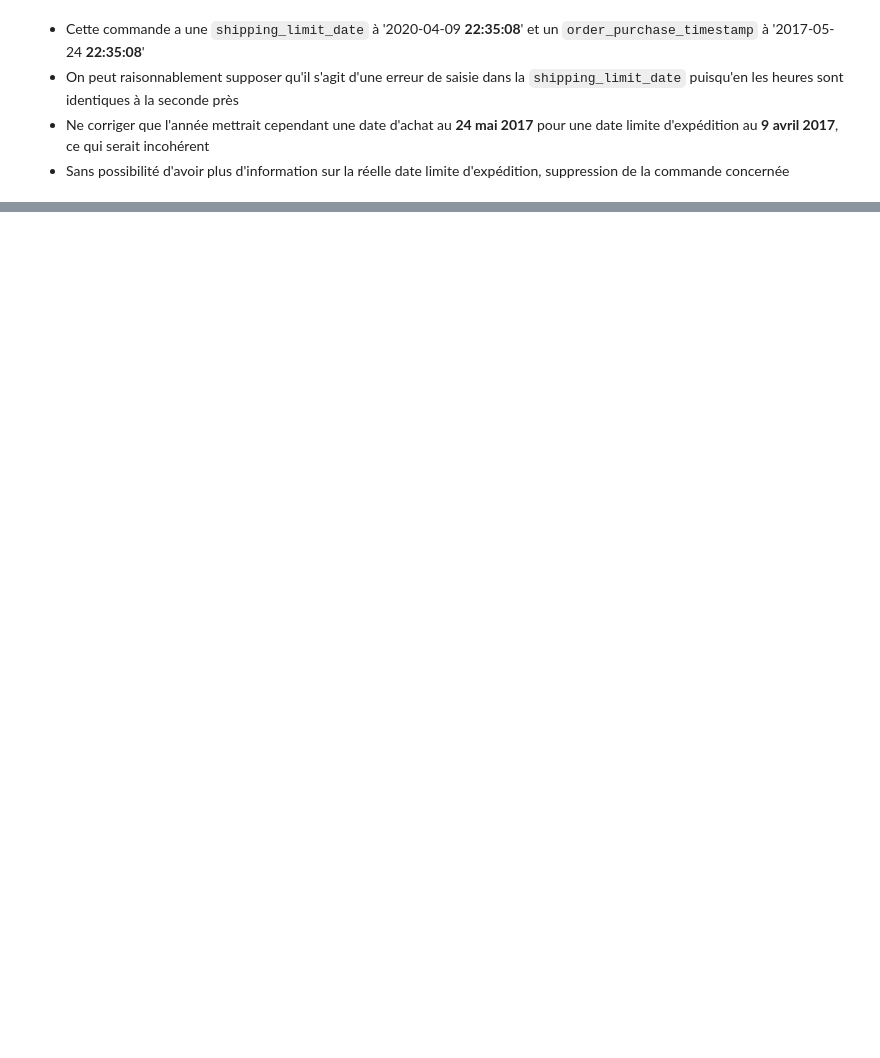
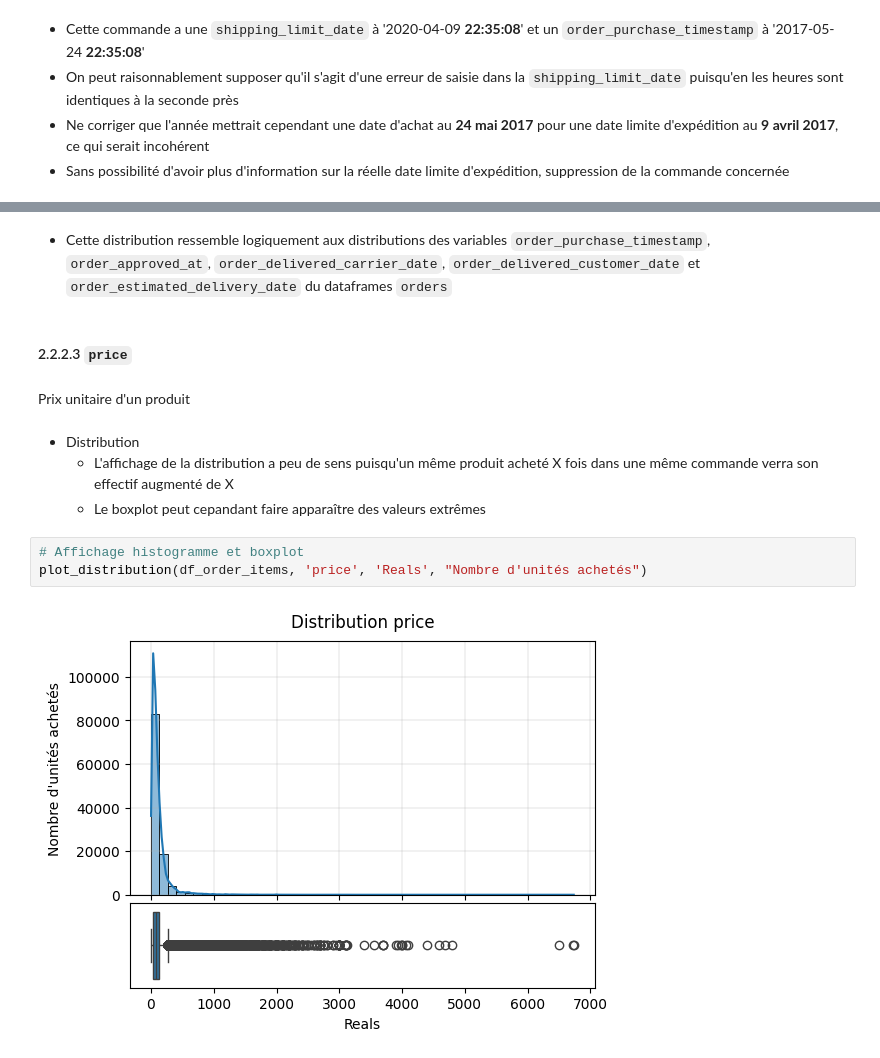
Before and after one commit to Christophe-Aballea/OC_projet5_Segmentez_des_clients_d_un_site_ecommerce, a Jupyter notebook: P05_Notebook2_EDA_FE.ipynb, the cells around one changed output, grey strips where cells are left out. Drawn from its saved outputs; the diff is of its cells as text; blank space fills up the shorter version.

```diff
--- a/P05_Notebook2_EDA_FE.ipynb
+++ b/P05_Notebook2_EDA_FE.ipynb
@@ -817,0 +839,15 @@ df_orders.loc[wp_mask]
+# %% [markdown]
+* Cette distribution ressemble logiquement aux distributions des variables `order_purchase_timestamp`, `order_approved_at`, `order_delivered_carrier_date`, `order_delivered_customer_date` et `order_estimated_delivery_date` du dataframes `orders`
+# %% [markdown]
+#### 2.2.2.3 `price`
+# %% [markdown]
+Prix unitaire d'un produit
+# %% [markdown]
+* Distribution
+  * L'affichage de la distribution a peu de sens puisqu'un même produit acheté X fois dans une même commande verra son effectif augmenté de X
+  * Le boxplot peut cepandant faire apparaître des valeurs extrêmes
+# %%
+# Affichage histogramme et boxplot
+plot_distribution(df_order_items, 'price', 'Reals', "Nombre d'unités achetés")
+# %% [output]
+[figure, added]
```
Also changed, not shown: parts of 22 cells of this notebook, 1 other file.
